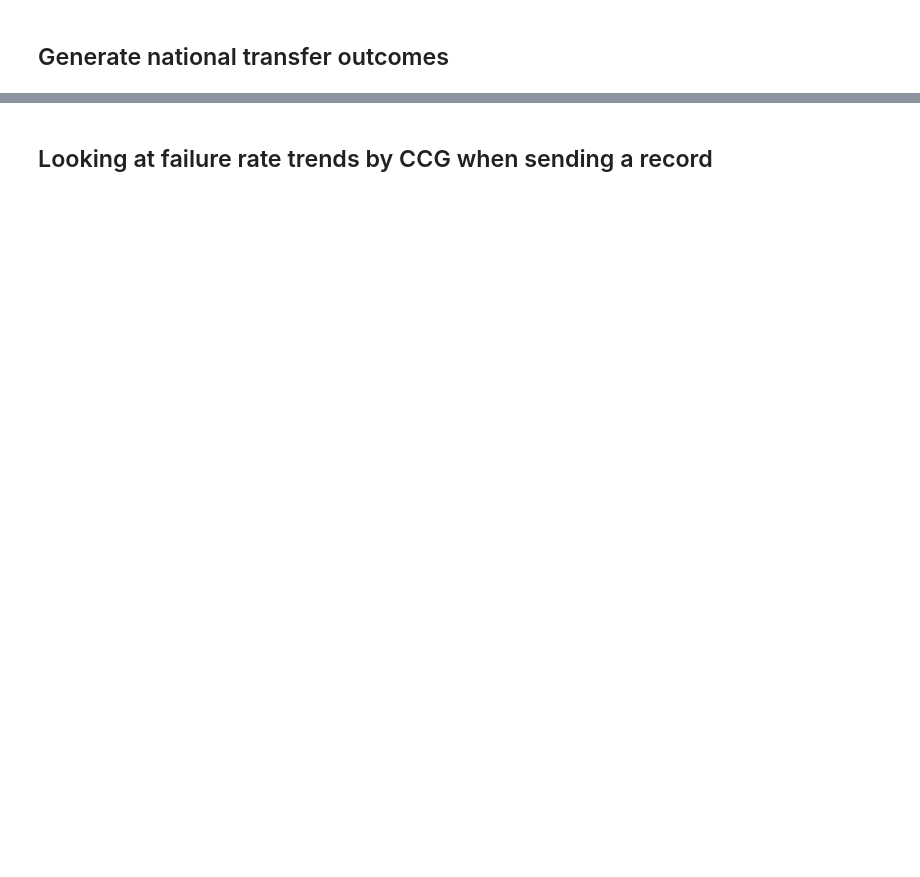
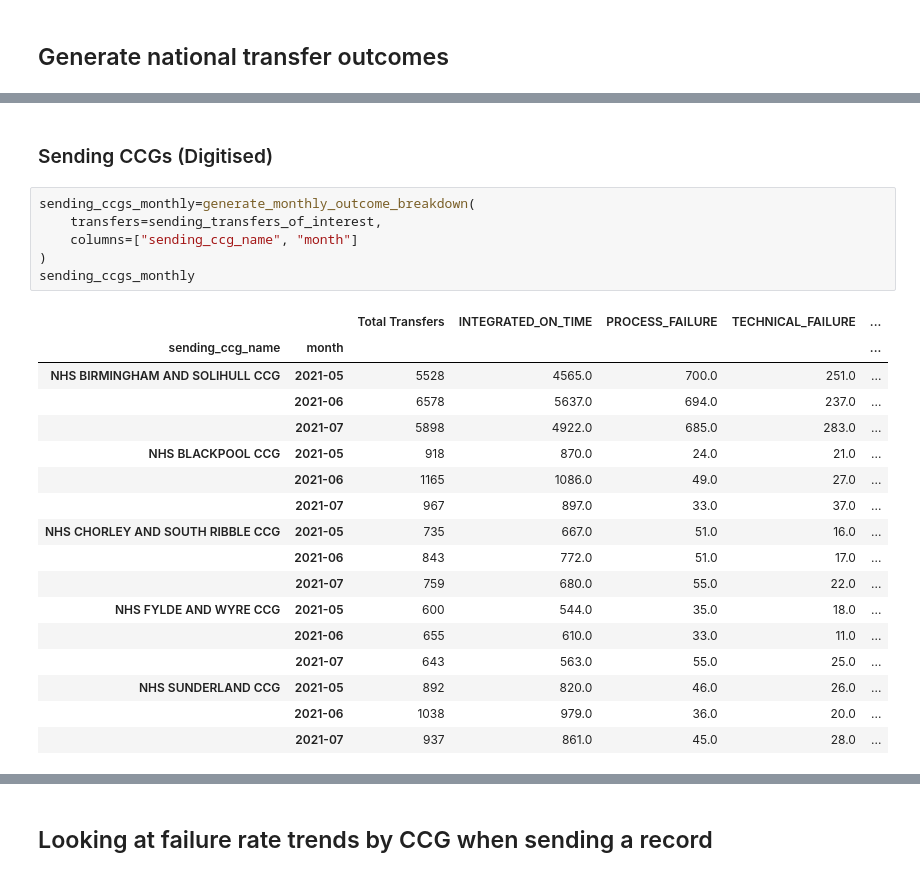
Before and after one commit to nhsconnect/prm-gp2gp-data-sandbox, a Jupyter notebook: notebooks/66-PRMT-2332--lloyd-george-digitisation-ccgs-failure-rates.ipynb, the cells around one changed output, grey strips where cells are left out. Drawn from its saved outputs; the diff is of its cells as text; blank space fills up the shorter version.

```diff
--- a/notebooks/66-PRMT-2332--lloyd-george-digitisation-ccgs-failure-rates.ipynb
+++ b/notebooks/66-PRMT-2332--lloyd-george-digitisation-ccgs-failure-rates.ipynb
@@ -163,0 +153,26 @@ requesting_practice_lg_transfers
+# %% [markdown]
+### Sending CCGs (Digitised)
+# %%
+sending_ccgs_monthly=generate_monthly_outcome_breakdown(
+    transfers=sending_transfers_of_interest,
+    columns=["sending_ccg_name", "month"]
+)
+sending_ccgs_monthly
+# %% [output]
+|  |  | Total Transfers | INTEGRATED_ON_TIME | PROCESS_FAILURE | TECHNICAL_FAILURE | ... |
+| sending_ccg_name | month |  |  |  |  | ... |
+| NHS BIRMINGHAM AND SOLIHULL CCG | 2021-05 | 5528 | 4565.0 | 700.0 | 251.0 | ... |
+|  | 2021-06 | 6578 | 5637.0 | 694.0 | 237.0 | ... |
+|  | 2021-07 | 5898 | 4922.0 | 685.0 | 283.0 | ... |
+| NHS BLACKPOOL CCG | 2021-05 | 918 | 870.0 | 24.0 | 21.0 | ... |
+|  | 2021-06 | 1165 | 1086.0 | 49.0 | 27.0 | ... |
+|  | 2021-07 | 967 | 897.0 | 33.0 | 37.0 | ... |
+| NHS CHORLEY AND SOUTH RIBBLE CCG | 2021-05 | 735 | 667.0 | 51.0 | 16.0 | ... |
+|  | 2021-06 | 843 | 772.0 | 51.0 | 17.0 | ... |
+|  | 2021-07 | 759 | 680.0 | 55.0 | 22.0 | ... |
+| NHS FYLDE AND WYRE CCG | 2021-05 | 600 | 544.0 | 35.0 | 18.0 | ... |
+|  | 2021-06 | 655 | 610.0 | 33.0 | 11.0 | ... |
+|  | 2021-07 | 643 | 563.0 | 55.0 | 25.0 | ... |
+| NHS SUNDERLAND CCG | 2021-05 | 892 | 820.0 | 46.0 | 26.0 | ... |
+|  | 2021-06 | 1038 | 979.0 | 36.0 | 20.0 | ... |
+|  | 2021-07 | 937 | 861.0 | 45.0 | 28.0 | ... |
```
Also changed, not shown: parts of 29 cells of this notebook.
